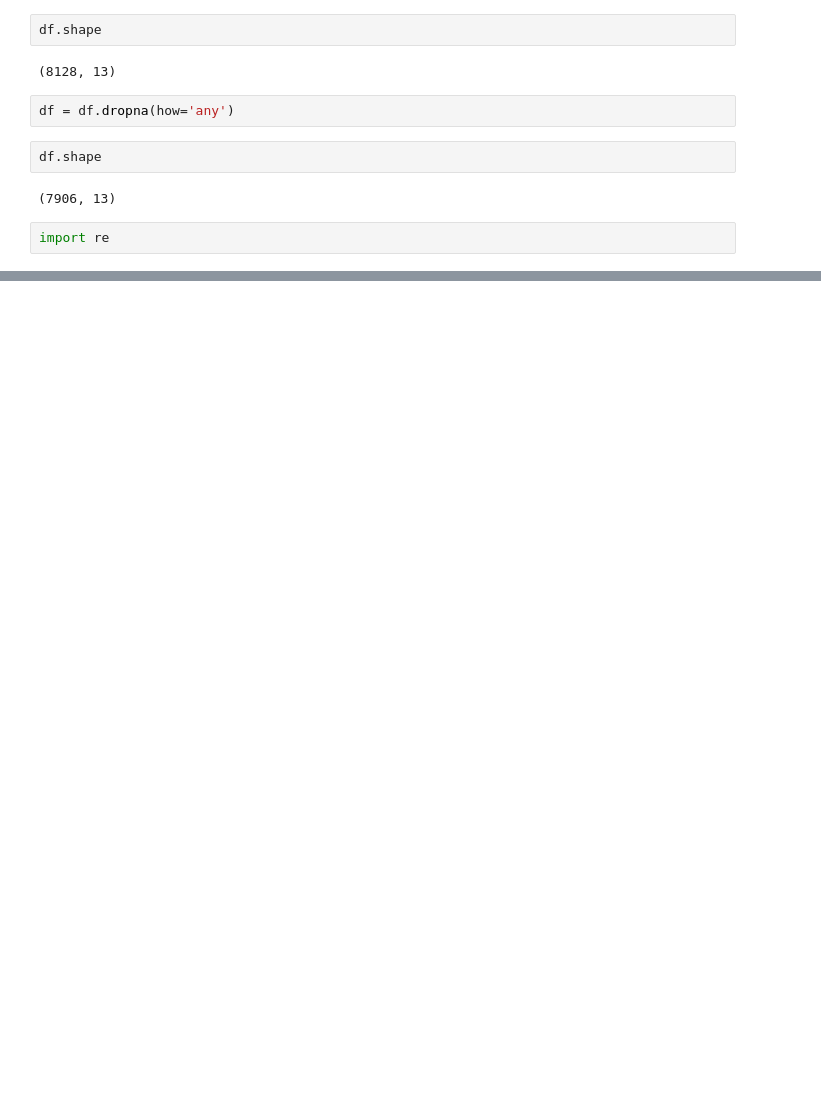
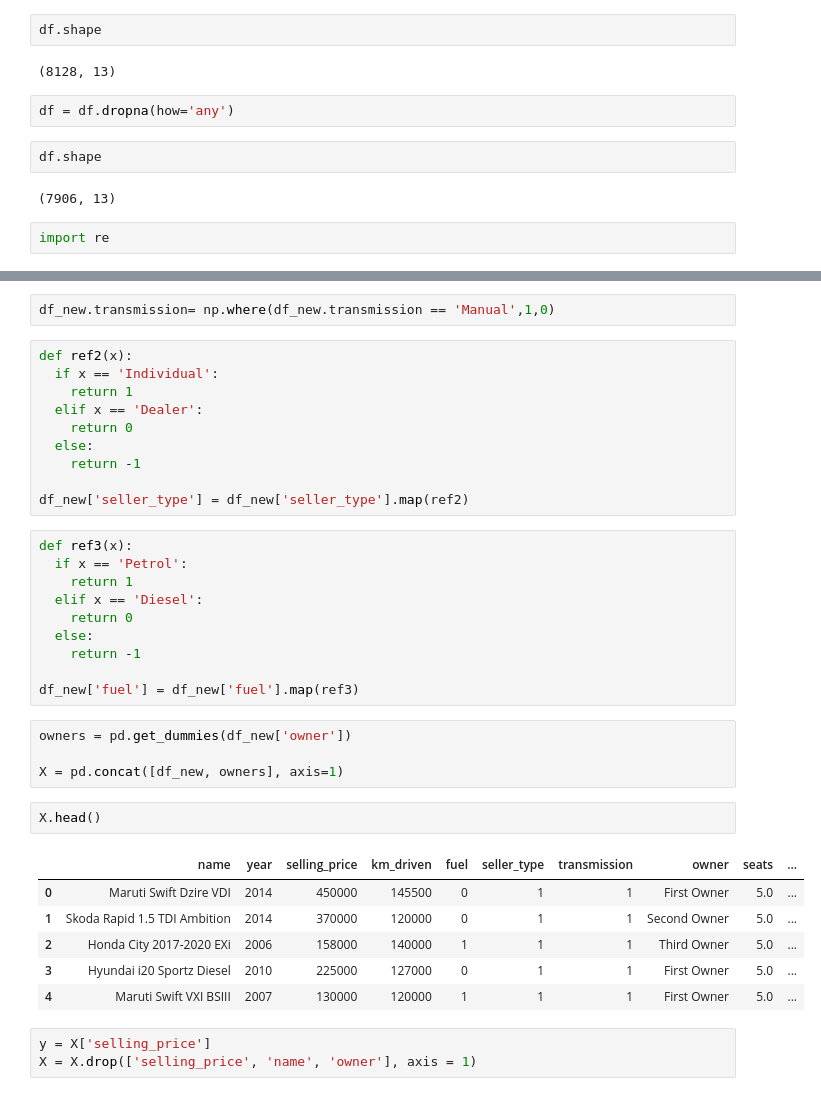
Before and after one commit to gbolahanolumade/CAR-SELLING-PRICE-HEROKU-, a Jupyter notebook: Untitled.ipynb, the cells around one changed output, grey strips where cells are left out. Drawn from its saved outputs; the diff is of its cells as text; blank space fills up the shorter version.

```diff
--- a/Untitled.ipynb
+++ b/Untitled.ipynb
@@ -71,0 +229,38 @@ import re
+# %%
+df_new.transmission= np.where(df_new.transmission == 'Manual',1,0)
+# %%
+def ref2(x):
+  if x == 'Individual':
+    return 1
+  elif x == 'Dealer':
+    return 0
+  else:
+    return -1
+
+df_new['seller_type'] = df_new['seller_type'].map(ref2)
+# %%
+def ref3(x):
+  if x == 'Petrol':
+    return 1
+  elif x == 'Diesel':
+    return 0
+  else:
+    return -1
+
+df_new['fuel'] = df_new['fuel'].map(ref3)
+# %%
+owners = pd.get_dummies(df_new['owner'])
+
+X = pd.concat([df_new, owners], axis=1)
+# %%
+X.head()
+# %% [output]
+|  | name | year | selling_price | km_driven | fuel | seller_type | transmission | owner | seats | ... |
+| 0 | Maruti Swift Dzire VDI | 2014 | 450000 | 145500 | 0 | 1 | 1 | First Owner | 5.0 | ... |
+| 1 | Skoda Rapid 1.5 TDI Ambition | 2014 | 370000 | 120000 | 0 | 1 | 1 | Second Owner | 5.0 | ... |
+| 2 | Honda City 2017-2020 EXi | 2006 | 158000 | 140000 | 1 | 1 | 1 | Third Owner | 5.0 | ... |
+| 3 | Hyundai i20 Sportz Diesel | 2010 | 225000 | 127000 | 0 | 1 | 1 | First Owner | 5.0 | ... |
+| 4 | Maruti Swift VXI BSIII | 2007 | 130000 | 120000 | 1 | 1 | 1 | First Owner | 5.0 | ... |
+# %%
+y = X['selling_price']
+X = X.drop(['selling_price', 'name', 'owner'], axis = 1)
```
Also changed, not shown: parts of 15 cells of this notebook.
